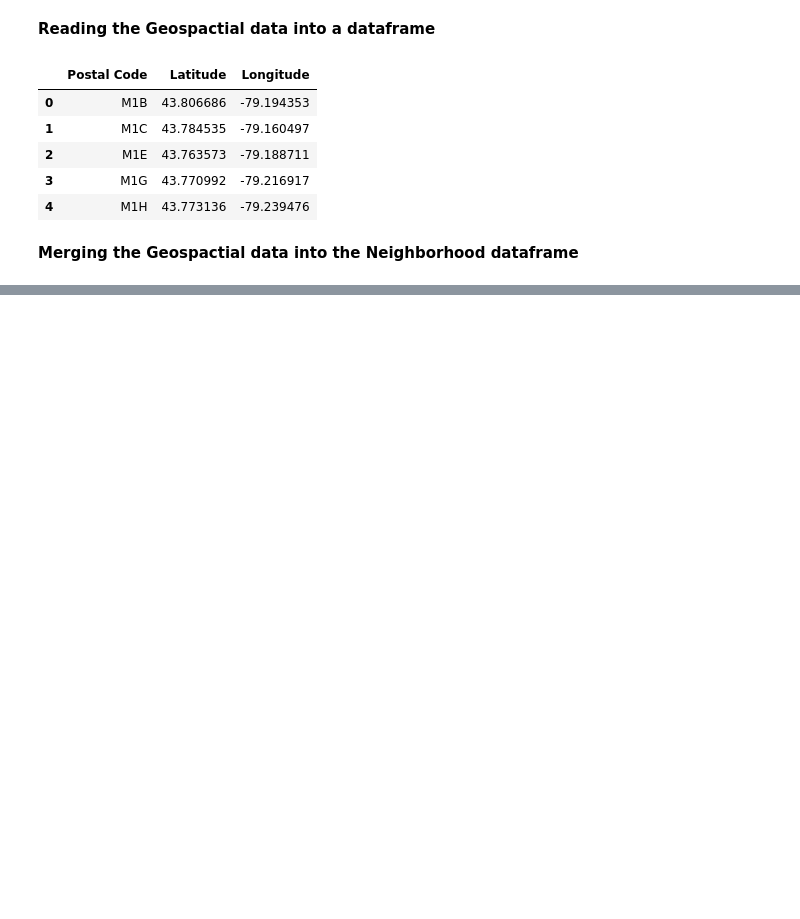
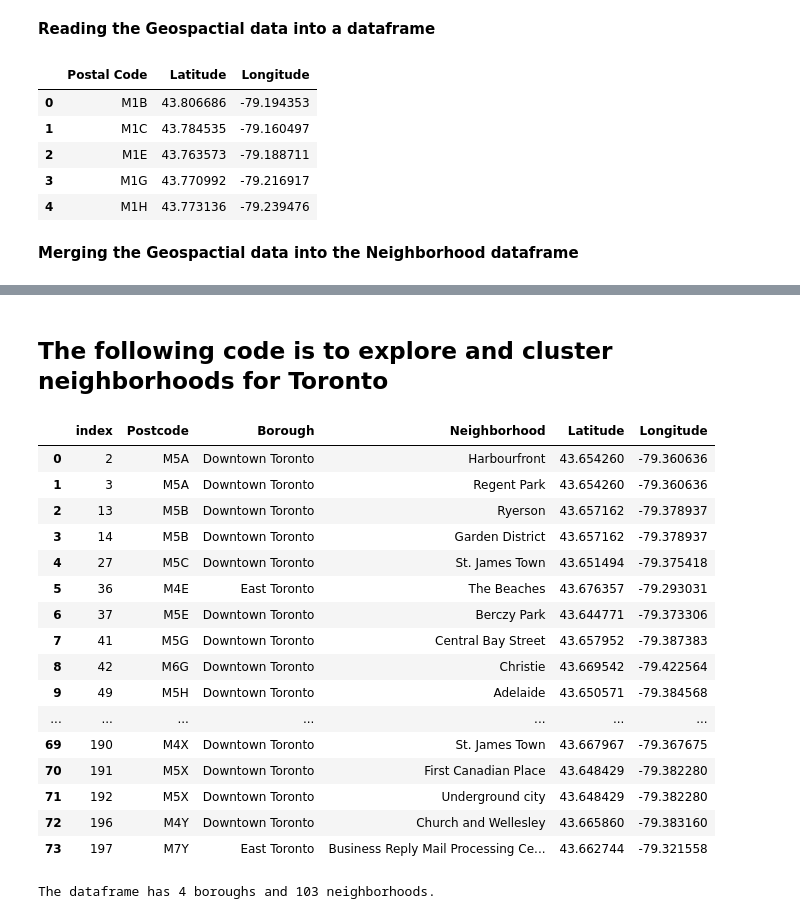
Before and after one commit to mpbhandarkar/Capstone-project, a Jupyter notebook: Assignment_Week3.ipynb, the cells around one changed output, grey strips where cells are left out. Drawn from its saved outputs; the diff is of its cells as text; code cells hidden in the pictures; blank space fills up the shorter version.

```diff
--- a/Assignment_Week3.ipynb
+++ b/Assignment_Week3.ipynb
@@ -122,0 +130,36 @@ df_merged.head(15)
+# %% [markdown]
+## **The following code is to explore and cluster neighborhoods for Toronto**
+# %%
+
+
+datacluster = pd.merge(dataformap, geodata, on='Postcode', how='left')
+
+neighborhoods=datacluster[datacluster['Borough'].str.contains("Toronto")]
+neighborhoods.reset_index()
+#neighborhoods
+# %% [output]
+|  | index | Postcode | Borough | Neighborhood | Latitude | Longitude |
+| 0 | 2 | M5A | Downtown Toronto | Harbourfront | 43.654260 | -79.360636 |
+| 1 | 3 | M5A | Downtown Toronto | Regent Park | 43.654260 | -79.360636 |
+| 2 | 13 | M5B | Downtown Toronto | Ryerson | 43.657162 | -79.378937 |
+| 3 | 14 | M5B | Downtown Toronto | Garden District | 43.657162 | -79.378937 |
+| 4 | 27 | M5C | Downtown Toronto | St. James Town | 43.651494 | -79.375418 |
+| 5 | 36 | M4E | East Toronto | The Beaches | 43.676357 | -79.293031 |
+| 6 | 37 | M5E | Downtown Toronto | Berczy Park | 43.644771 | -79.373306 |
+| 7 | 41 | M5G | Downtown Toronto | Central Bay Street | 43.657952 | -79.387383 |
+| 8 | 42 | M6G | Downtown Toronto | Christie | 43.669542 | -79.422564 |
+| 9 | 49 | M5H | Downtown Toronto | Adelaide | 43.650571 | -79.384568 |
+| ... | ... | ... | ... | ... | ... | ... |
+| 69 | 190 | M4X | Downtown Toronto | St. James Town | 43.667967 | -79.367675 |
+| 70 | 191 | M5X | Downtown Toronto | First Canadian Place | 43.648429 | -79.382280 |
+| 71 | 192 | M5X | Downtown Toronto | Underground city | 43.648429 | -79.382280 |
+| 72 | 196 | M4Y | Downtown Toronto | Church and Wellesley | 43.665860 | -79.383160 |
+| 73 | 197 | M7Y | East Toronto | Business Reply Mail Processing Ce... | 43.662744 | -79.321558 |
+# %%
+print('The dataframe has {} boroughs and {} neighborhoods.'.format(
+        len(neighborhoods['Borough'].unique()),
+        df_merged.shape[0]
+    )
+)
+# %% [output]
+The dataframe has 4 boroughs and 103 neighborhoods.
```
Also changed, not shown: parts of 41 cells of this notebook.
